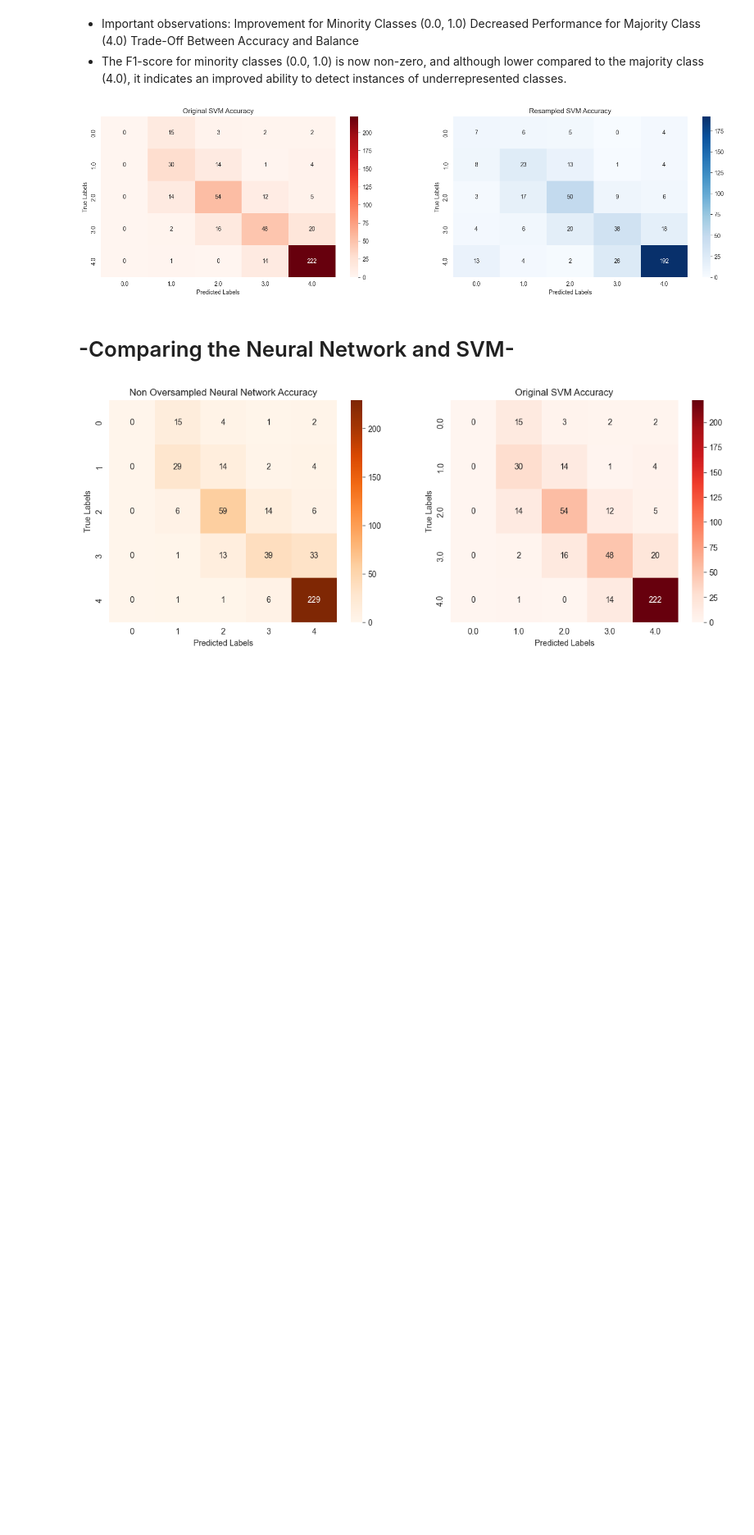
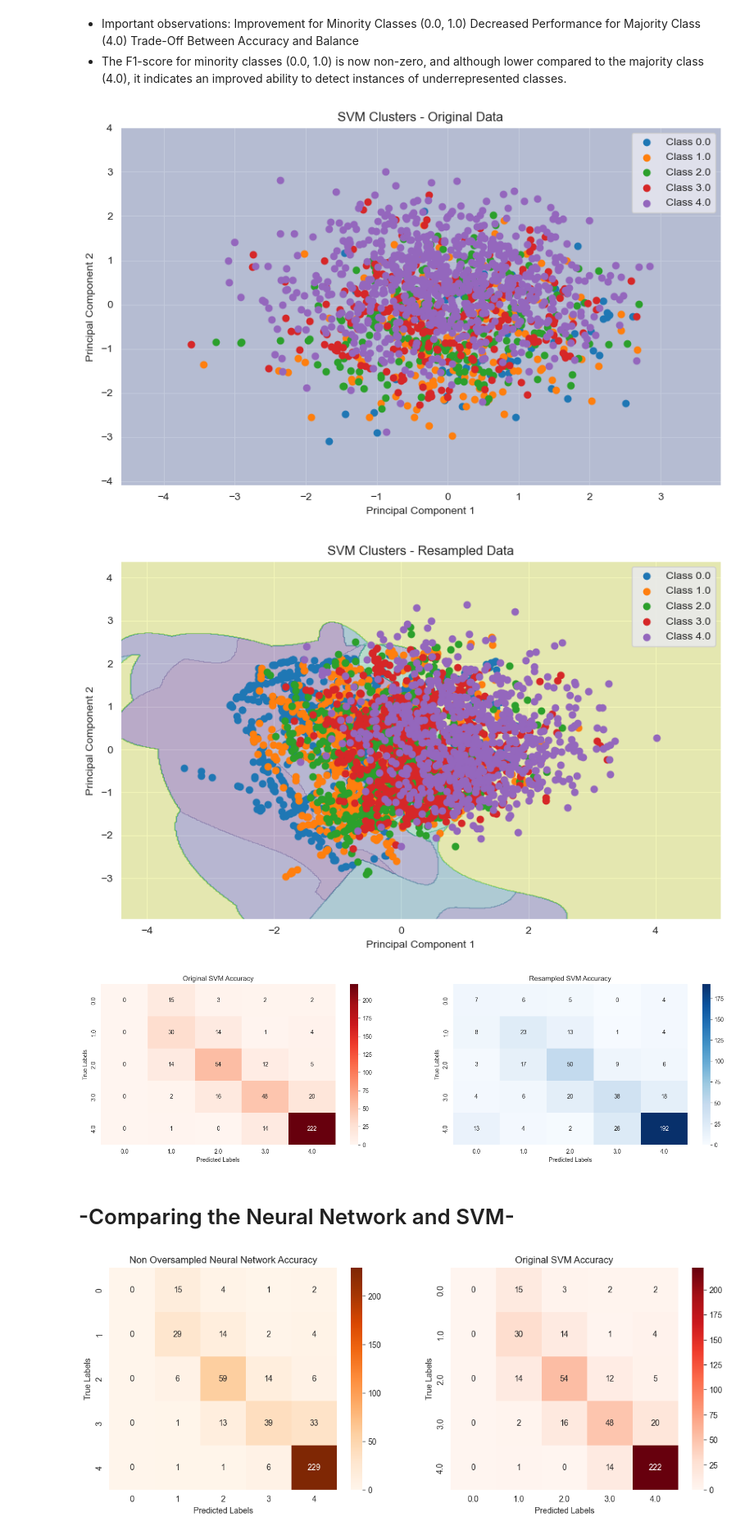
Before and after one commit to hoangcanthi/INM-701-coursework-group-Viet-Hoang-Pham---Jakub-Wochniak, a Jupyter notebook: main.ipynb, the cells around one changed output. Shown at 82% size. Drawn from its saved outputs; the diff is of its cells as text; code cells hidden in the pictures; blank space fills up the shorter version.

Commit message:
implementing cluster visualisation to see how good svm separates the data in 2d

```diff
--- a/main.ipynb
+++ b/main.ipynb
@@ -977,6 +981,47 @@ Improvement for Minority Classes (0.0, 1.0)
 Decreased Performance for Majority Class (4.0)
 Trade-Off Between Accuracy and Balance
 - The F1-score for minority classes (0.0, 1.0) is now non-zero, and although lower compared to the majority class (4.0), it indicates an improved ability to detect instances of underrepresented classes.
+# %%
+from sklearn.preprocessing import StandardScaler
+from sklearn.decomposition import PCA
+def plot_svm_clusters(model, X, y, title):
+    # Standardize features
+    scaler = StandardScaler()
+    X_scaled = scaler.fit_transform(X)
+
+    # Reduce to 2D using PCA
+    pca = PCA(n_components=2)
+    X_pca = pca.fit_transform(X_scaled)
+
+    # Fit the model on the reduced data
+    model.fit(X_pca, y)
+
+    # Create mesh grid for decision boundary
+    x_min, x_max = X_pca[:, 0].min() - 1, X_pca[:, 0].max() + 1
+    y_min, y_max = X_pca[:, 1].min() - 1, X_pca[:, 1].max() + 1
+    xx, yy = np.meshgrid(np.linspace(x_min, x_max, 500), np.linspace(y_min, y_max, 500))
+
+    # Predict for grid points
+    Z = model.predict(np.c_[xx.ravel(), yy.ravel()])
+    Z = Z.reshape(xx.shape)
+
+    # Plot decision boundary and data points
+    plt.figure(figsize=(10, 6))
+    plt.contourf(xx, yy, Z, alpha=0.3, cmap='viridis')
+    for label in np.unique(y):
+        plt.scatter(X_pca[y == label, 0], X_pca[y == label, 1], label=f"Class {label}")
+    plt.title(title)
+    plt.xlabel("Principal Component 1")
+    plt.ylabel("Principal Component 2")
+    plt.legend()
+    plt.show()
+
+# Plot SVM clusters
+plot_svm_clusters(best_model_original, X_train, y_train, "SVM Clusters - Original Data")
+plot_svm_clusters(best_model_resampled, X_resampled, y_resampled, "SVM Clusters - Resampled Data")
+# %% [output]
+[figure, added]
+[figure, added]
 # %%
 #creates confusion matrices for the svms
 cmOriginal = confusion_matrix(y_test, y_pred_original)
```
Also changed, not shown: parts of 4 cells of this notebook.
